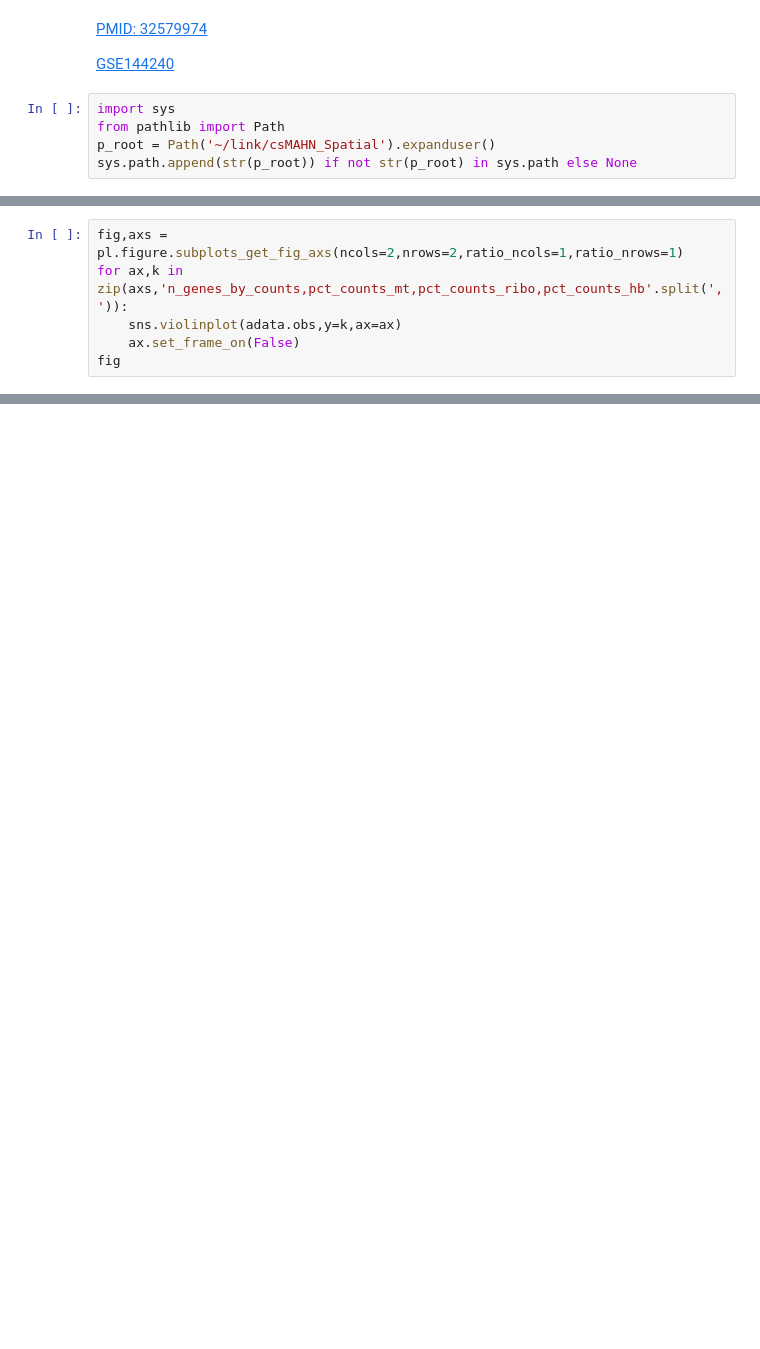
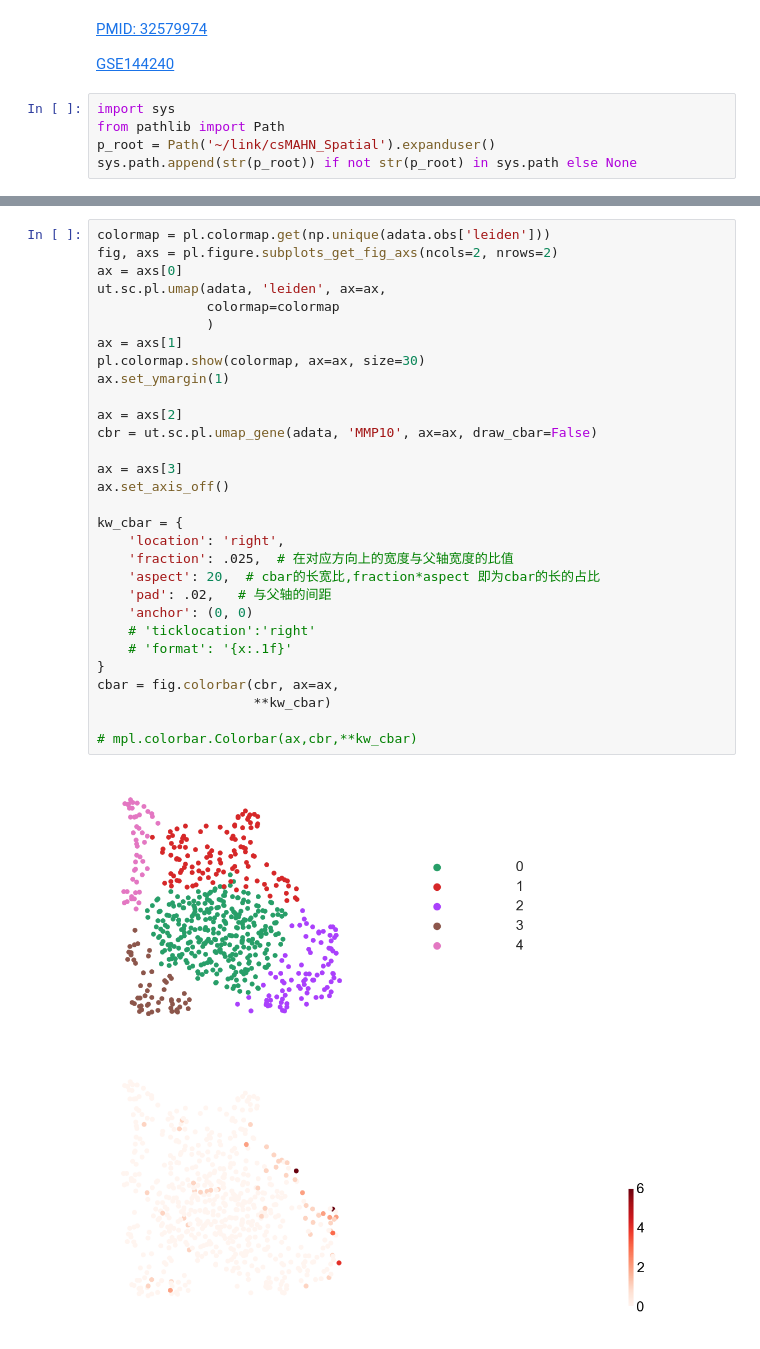
Before and after one commit to lccup/csMAHN_Spatial, a Jupyter notebook: dataset/cSCC_GSE144240/cSCC_GSE144240_0.ipynb, the cells around one changed output, grey strips where cells are left out. Drawn from its saved outputs; the diff is of its cells as text; blank space fills up the shorter version.

```diff
--- a/dataset/cSCC_GSE144240/cSCC_GSE144240_0.ipynb
+++ b/dataset/cSCC_GSE144240/cSCC_GSE144240_0.ipynb
@@ -98,6 +75,0 @@ with mpl.rc_context(pl.figure.rc_frame):
-# %%
-fig,axs = pl.figure.subplots_get_fig_axs(ncols=2,nrows=2,ratio_ncols=1,ratio_nrows=1)
-for ax,k in zip(axs,'n_genes_by_counts,pct_counts_mt,pct_counts_ribo,pct_counts_hb'.split(',')):
-    sns.violinplot(adata.obs,y=k,ax=ax)
-    ax.set_frame_on(False)
-fig
@@ -111,0 +150,32 @@ adata = ut.sc.standard_process(adata)
+# %%
+colormap = pl.colormap.get(np.unique(adata.obs['leiden']))
+fig, axs = pl.figure.subplots_get_fig_axs(ncols=2, nrows=2)
+ax = axs[0]
+ut.sc.pl.umap(adata, 'leiden', ax=ax,
+              colormap=colormap
+              )
+ax = axs[1]
+pl.colormap.show(colormap, ax=ax, size=30)
+ax.set_ymargin(1)
+
+ax = axs[2]
+cbr = ut.sc.pl.umap_gene(adata, 'MMP10', ax=ax, draw_cbar=False)
+
+ax = axs[3]
+ax.set_axis_off()
+
+kw_cbar = {
+    'location': 'right',
+    'fraction': .025,  # 在对应方向上的宽度与父轴宽度的比值
+    'aspect': 20,  # cbar的长宽比,fraction*aspect 即为cbar的长的占比
+    'pad': .02,   # 与父轴的间距
+    'anchor': (0, 0)
+    # 'ticklocation':'right'
+    # 'format': '{x:.1f}'
+}
+cbar = fig.colorbar(cbr, ax=ax,
+                    **kw_cbar)
+
+# mpl.colorbar.Colorbar(ax,cbr,**kw_cbar)
+# %% [output]
+[figure, added]
```
Also changed, not shown: parts of 16 cells of this notebook, 12 other files.
